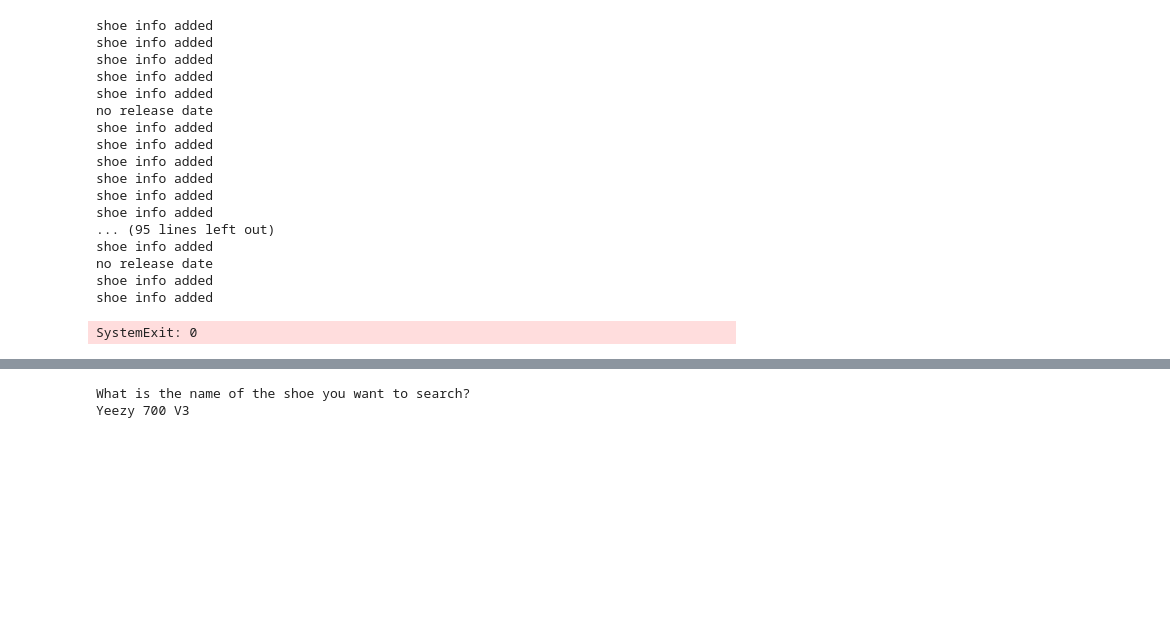
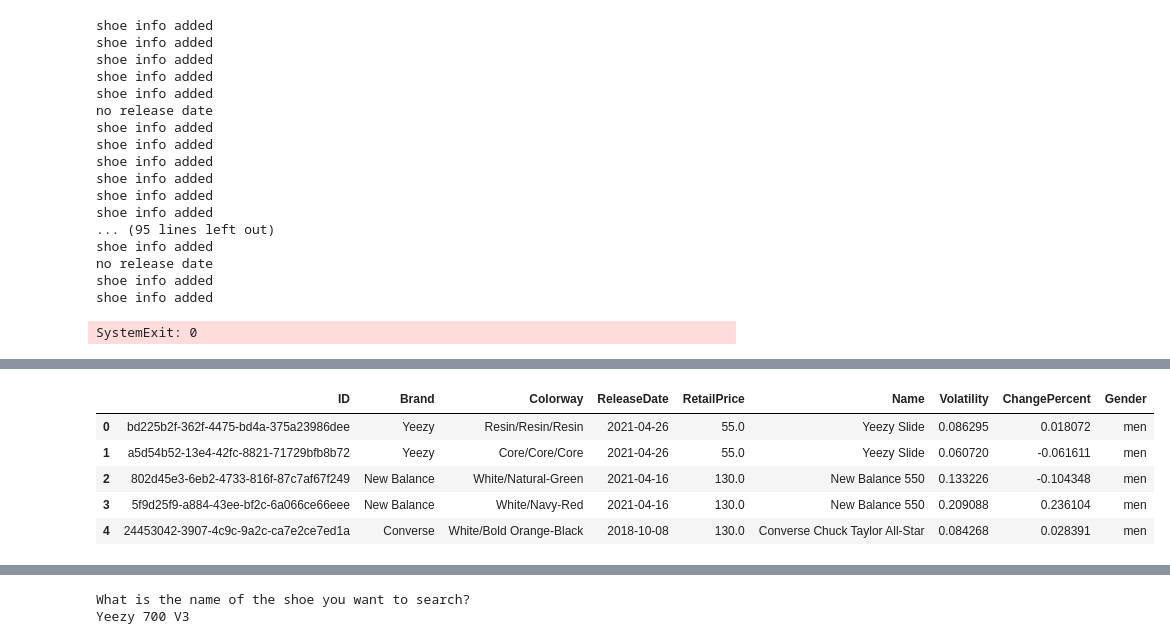
Before and after one commit to gabriellavinco/Sneaker_Data_Analysis_and_Prediction, a Jupyter notebook: Sneakers_Notebooks/StockX Scraping/sneaker_scraping.ipynb, the cells around one changed output, grey strips where cells are left out. Drawn from its saved outputs; the diff is of its cells as text; code cells hidden in the pictures; blank space fills up the shorter version.

```diff
--- a/Sneakers_Notebooks/StockX Scraping/sneaker_scraping.ipynb
+++ b/Sneakers_Notebooks/StockX Scraping/sneaker_scraping.ipynb
@@ -178,0 +233,34 @@ round2.to_csv (r'/Users/gabbyvinco/Desktop/sneakers_df.csv', index = False, head
+# %%
+# change the column names for all of these randomly named columns
+for df in dropped_list:
+    df = df.rename(columns={df.columns[0]: 'ID',
+                            df.columns[1]: 'Brand',
+                            df.columns[2]: 'Colorway',
+                            df.columns[3]: 'ReleaseDate',
+                            df.columns[4]: 'RetailPrice',
+                            df.columns[5]: 'Name',
+                            df.columns[6]: 'Volatility',
+                            df.columns[7]: 'ChangePercent',
+                            df.columns[8]: 'Gender'})
+    sets_list.append(df)
+# %%
+# take the first set which had the correct column names and reorder to fit the rest of the sets
+cols = list(set0.columns.values)
+col_correct = list(sneaker_info_df.columns.values)
+set0 = set0[['ID','Brand','Colorway','ReleaseDate','RetailPrice','Name','Volatility','ChangePercent','Gender']]
+# %%
+# add in set 0 to complete the dataframe
+sets_list.append(set0)
+sneaker_info_df = pd.concat(sets_list)
+# %%
+# sort by ascending index
+sneaker_info_df = sneaker_info_df.sort_index(ascending=True)
+# %%
+sneaker_info_df.head()
+# %% [output]
+|  | ID | Brand | Colorway | ReleaseDate | RetailPrice | Name | Volatility | ChangePercent | Gender |
+| 0 | bd225b2f-362f-4475-bd4a-375a23986dee | Yeezy | Resin/Resin/Resin | 2021-04-26 | 55.0 | Yeezy Slide | 0.086295 | 0.018072 | men |
+| 1 | a5d54b52-13e4-42fc-8821-71729bfb8b72 | Yeezy | Core/Core/Core | 2021-04-26 | 55.0 | Yeezy Slide | 0.060720 | -0.061611 | men |
+| 2 | 802d45e3-6eb2-4733-816f-87c7af67f249 | New Balance | White/Natural-Green | 2021-04-16 | 130.0 | New Balance 550 | 0.133226 | -0.104348 | men |
+| 3 | 5f9d25f9-a884-43ee-bf2c-6a066ce66eee | New Balance | White/Navy-Red | 2021-04-16 | 130.0 | New Balance 550 | 0.209088 | 0.236104 | men |
+| 4 | 24453042-3907-4c9c-9a2c-ca7e2ce7ed1a | Converse | White/Bold Orange-Black | 2018-10-08 | 130.0 | Converse Chuck Taylor All-Star | 0.084268 | 0.028391 | men |
```
Also changed, not shown: parts of 41 cells of this notebook, 2 other files.
